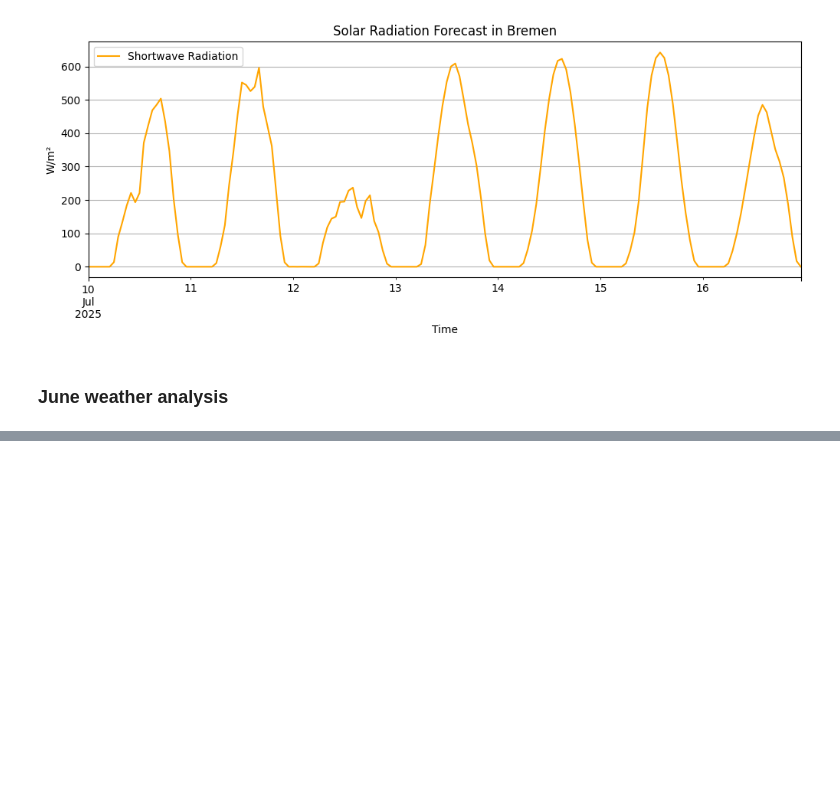
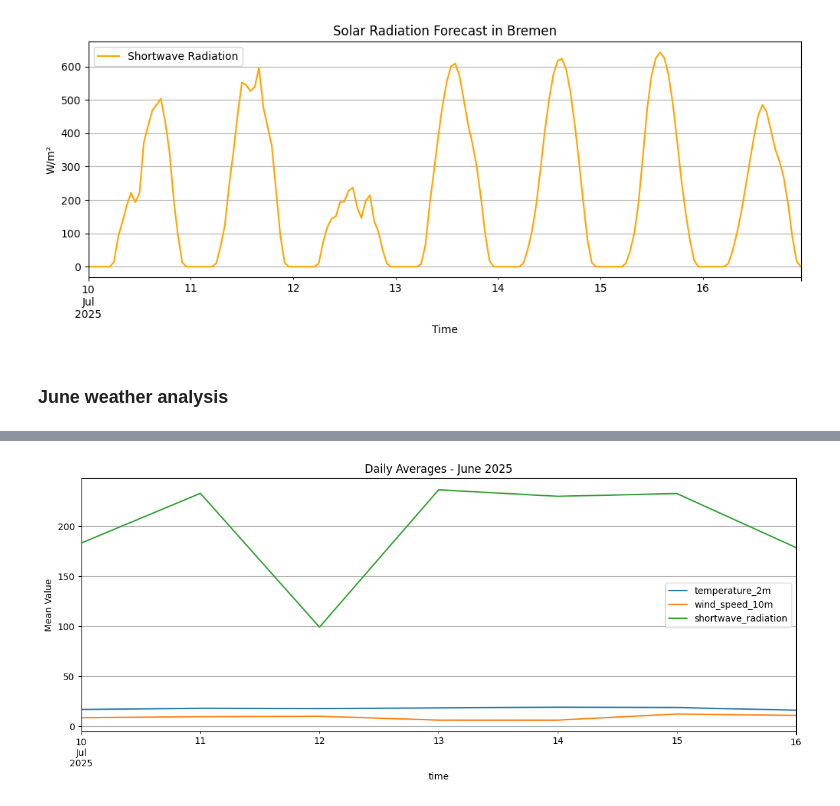
Before and after one commit to nuraly-v/moinw, a Jupyter notebook: notebooks/weather_analysis.ipynb, the cells around one changed output, grey strips where cells are left out. Saved outputs shown, nothing was run; the diff lists cells and outputs as text; code cells hidden in the pictures; blank space fills up the shorter version.

```diff
--- a/notebooks/weather_analysis.ipynb
+++ b/notebooks/weather_analysis.ipynb
@@ -61,0 +82,8 @@ plt.show()
+# %%
+df_daily = df.resample("D").mean()
+
+df_daily.plot(figsize=(14, 5), title="Daily Averages - June 2025", grid=True)
+plt.ylabel("Mean Value")
+plt.show()
+# %% [output]
+[figure, added]
```
Also changed, not shown: parts of 5 cells of this notebook, 2 other files.
